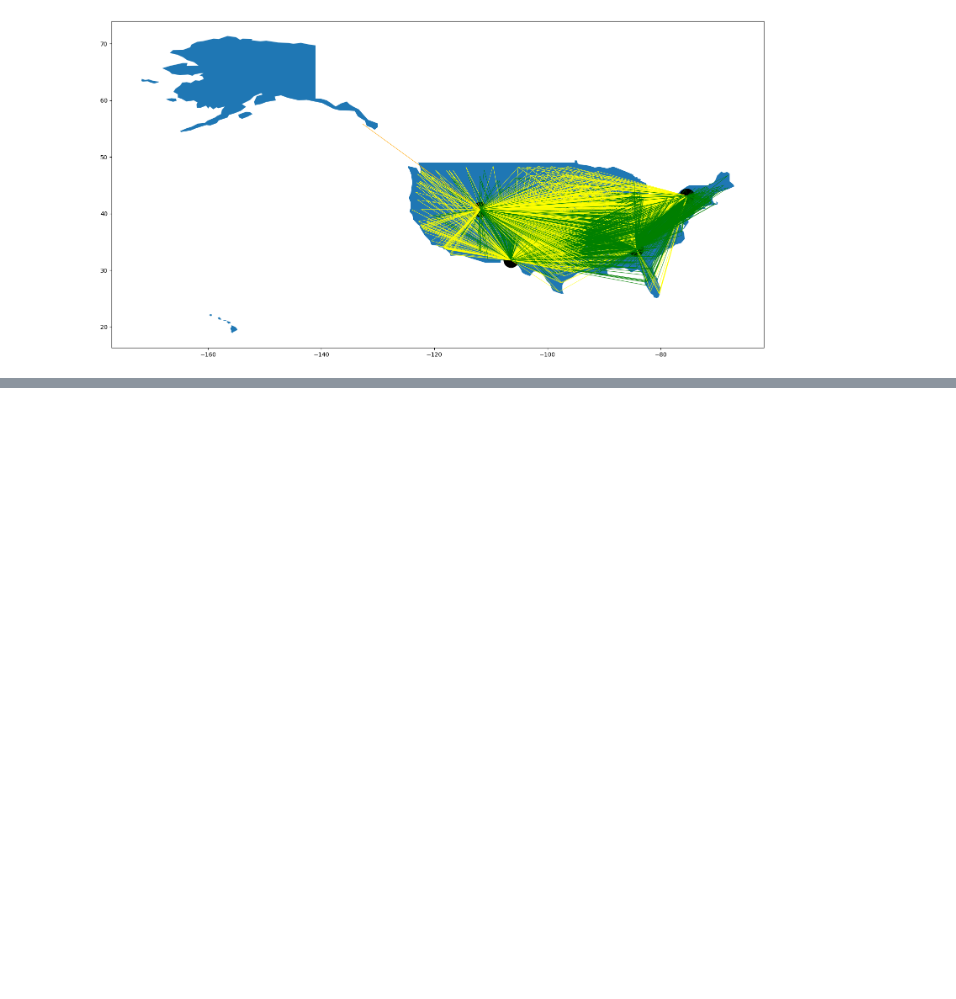
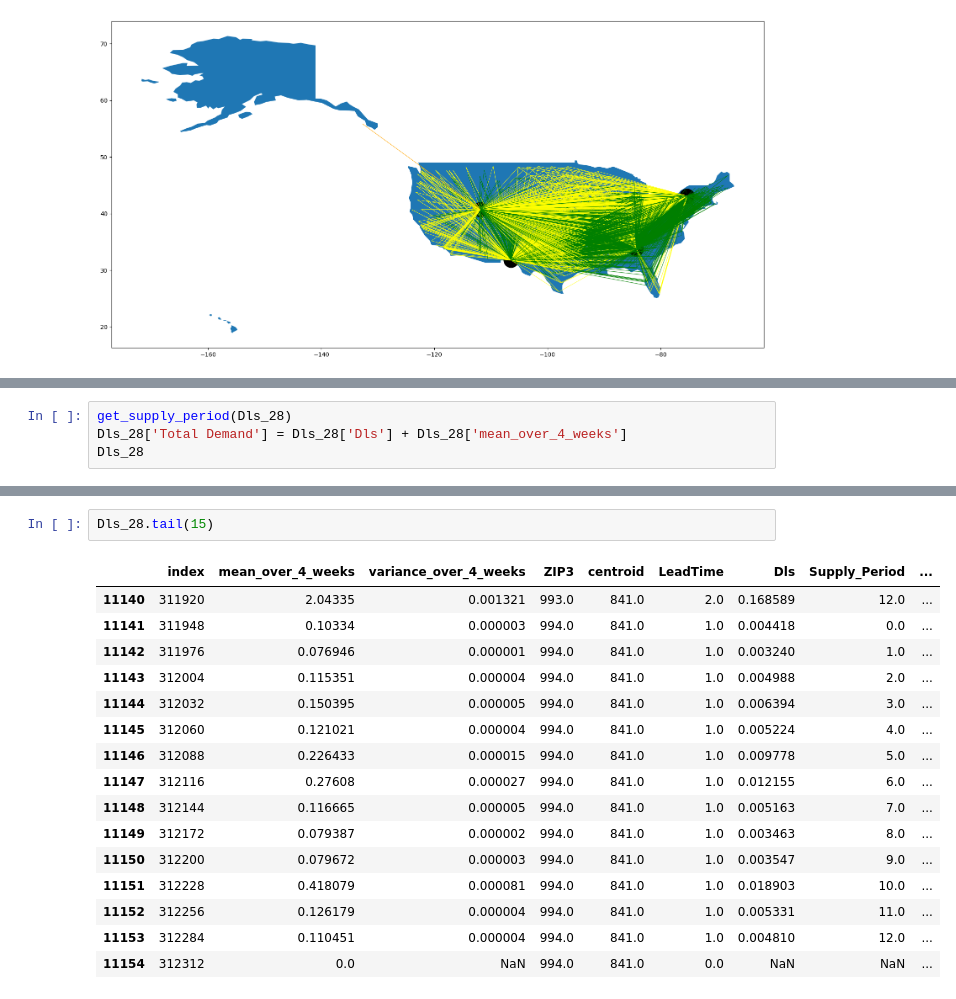
Before and after one commit to ArnavKetkar/ISYE6202-Casework-1-Task-2, a Jupyter notebook: Casework-1.ipynb, the cells around one changed output, grey strips where cells are left out. Drawn from its saved outputs; the diff is of its cells as text; blank space fills up the shorter version.

```diff
--- a/Casework-1.ipynb
+++ b/Casework-1.ipynb
@@ -375,0 +1099,4 @@ FC_points.plot(ax=axis4, c='black', marker='.', markersize =2500)
+# %%
+get_supply_period(Dls_28)
+Dls_28['Total Demand'] = Dls_28['Dls'] + Dls_28['mean_over_4_weeks']
+Dls_28
@@ -375,0 +1117,19 @@ FC_points.plot(ax=axis4, c='black', marker='.', markersize =2500)
+# %%
+Dls_28.tail(15)
+# %% [output]
+|  | index | mean_over_4_weeks | variance_over_4_weeks | ZIP3 | centroid | LeadTime | Dls | Supply_Period | ... |
+| 11140 | 311920 | 2.04335 | 0.001321 | 993.0 | 841.0 | 2.0 | 0.168589 | 12.0 | ... |
+| 11141 | 311948 | 0.10334 | 0.000003 | 994.0 | 841.0 | 1.0 | 0.004418 | 0.0 | ... |
+| 11142 | 311976 | 0.076946 | 0.000001 | 994.0 | 841.0 | 1.0 | 0.003240 | 1.0 | ... |
+| 11143 | 312004 | 0.115351 | 0.000004 | 994.0 | 841.0 | 1.0 | 0.004988 | 2.0 | ... |
+| 11144 | 312032 | 0.150395 | 0.000005 | 994.0 | 841.0 | 1.0 | 0.006394 | 3.0 | ... |
+| 11145 | 312060 | 0.121021 | 0.000004 | 994.0 | 841.0 | 1.0 | 0.005224 | 4.0 | ... |
+| 11146 | 312088 | 0.226433 | 0.000015 | 994.0 | 841.0 | 1.0 | 0.009778 | 5.0 | ... |
+| 11147 | 312116 | 0.27608 | 0.000027 | 994.0 | 841.0 | 1.0 | 0.012155 | 6.0 | ... |
+| 11148 | 312144 | 0.116665 | 0.000005 | 994.0 | 841.0 | 1.0 | 0.005163 | 7.0 | ... |
+| 11149 | 312172 | 0.079387 | 0.000002 | 994.0 | 841.0 | 1.0 | 0.003463 | 8.0 | ... |
+| 11150 | 312200 | 0.079672 | 0.000003 | 994.0 | 841.0 | 1.0 | 0.003547 | 9.0 | ... |
+| 11151 | 312228 | 0.418079 | 0.000081 | 994.0 | 841.0 | 1.0 | 0.018903 | 10.0 | ... |
+| 11152 | 312256 | 0.126179 | 0.000004 | 994.0 | 841.0 | 1.0 | 0.005331 | 11.0 | ... |
+| 11153 | 312284 | 0.110451 | 0.000004 | 994.0 | 841.0 | 1.0 | 0.004810 | 12.0 | ... |
+| 11154 | 312312 | 0.0 | NaN | 994.0 | 841.0 | 0.0 | NaN | NaN | ... |
```
Also changed, not shown: parts of 118 cells of this notebook.
